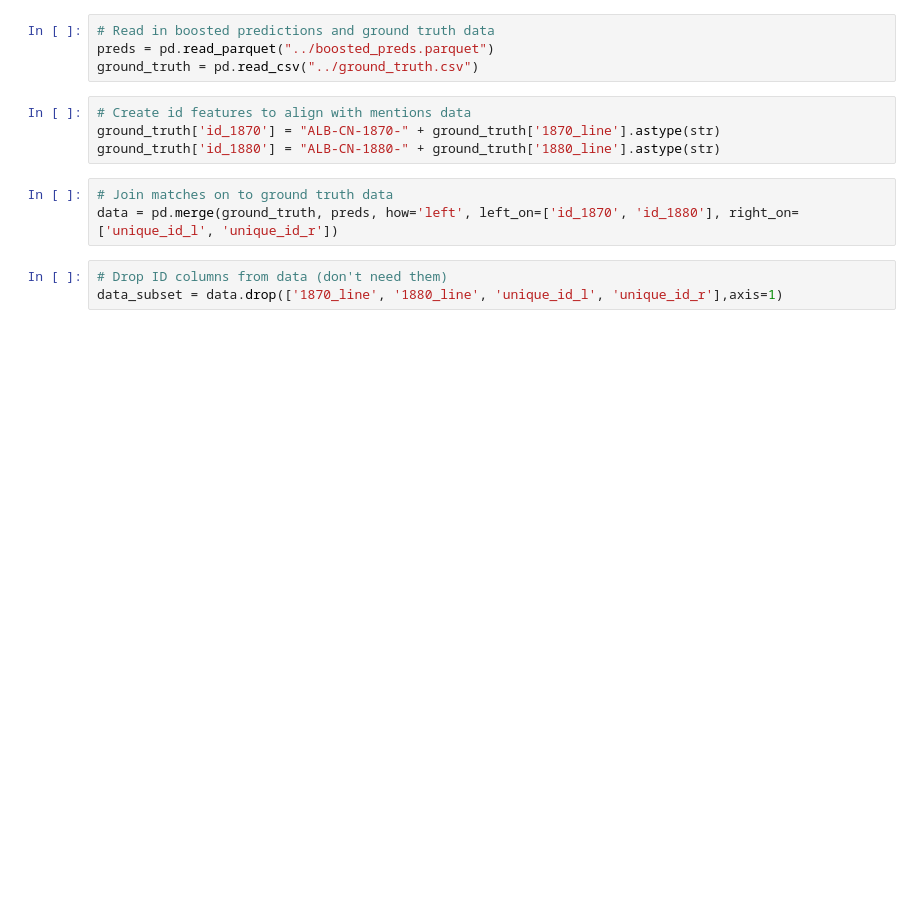
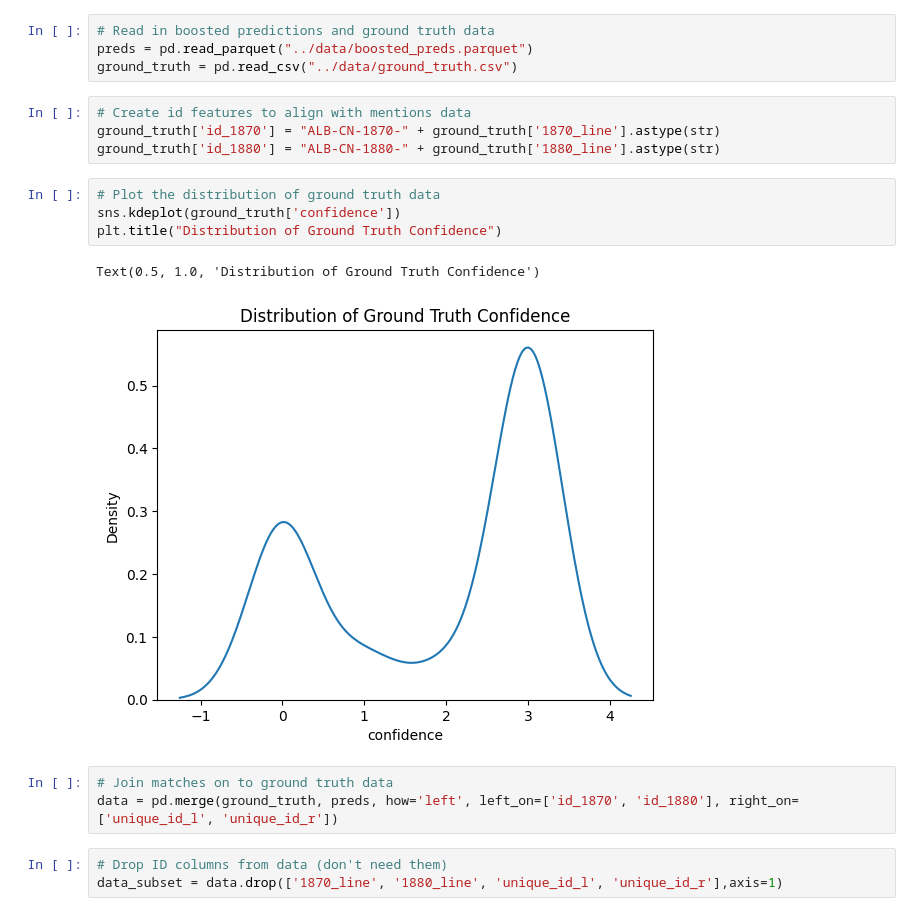
Before and after one commit to jarrett-markman/ds6015_know_their_names, a Jupyter notebook: notebooks/results.ipynb, the cells around one changed output. Cells and saved outputs as stored; diff of their text form; blank space fills up the shorter version.

Commit message:
upload modified results script with ground truth distribution

```diff
--- a/notebooks/results.ipynb
+++ b/notebooks/results.ipynb
@@ -11,12 +11,19 @@ import matplotlib.pyplot as plt
 import seaborn as sns
 # %%
 # Read in boosted predictions and ground truth data
-preds = pd.read_parquet("../boosted_preds.parquet")
-ground_truth = pd.read_csv("../ground_truth.csv")
+preds = pd.read_parquet("../data/boosted_preds.parquet")
+ground_truth = pd.read_csv("../data/ground_truth.csv")
 # %%
 # Create id features to align with mentions data
 ground_truth['id_1870'] = "ALB-CN-1870-" + ground_truth['1870_line'].astype(str)
 ground_truth['id_1880'] = "ALB-CN-1880-" + ground_truth['1880_line'].astype(str)
+# %%
+# Plot the distribution of ground truth data
+sns.kdeplot(ground_truth['confidence'])
+plt.title("Distribution of Ground Truth Confidence")
+# %% [output]
+Text(0.5, 1.0, 'Distribution of Ground Truth Confidence')
+[figure, added]
 # %%
 # Join matches on to ground truth data
 data = pd.merge(ground_truth, preds, how='left', left_on=['id_1870', 'id_1880'], right_on=['unique_id_l', 'unique_id_r'])
```
Also changed, not shown: 1 other file.
